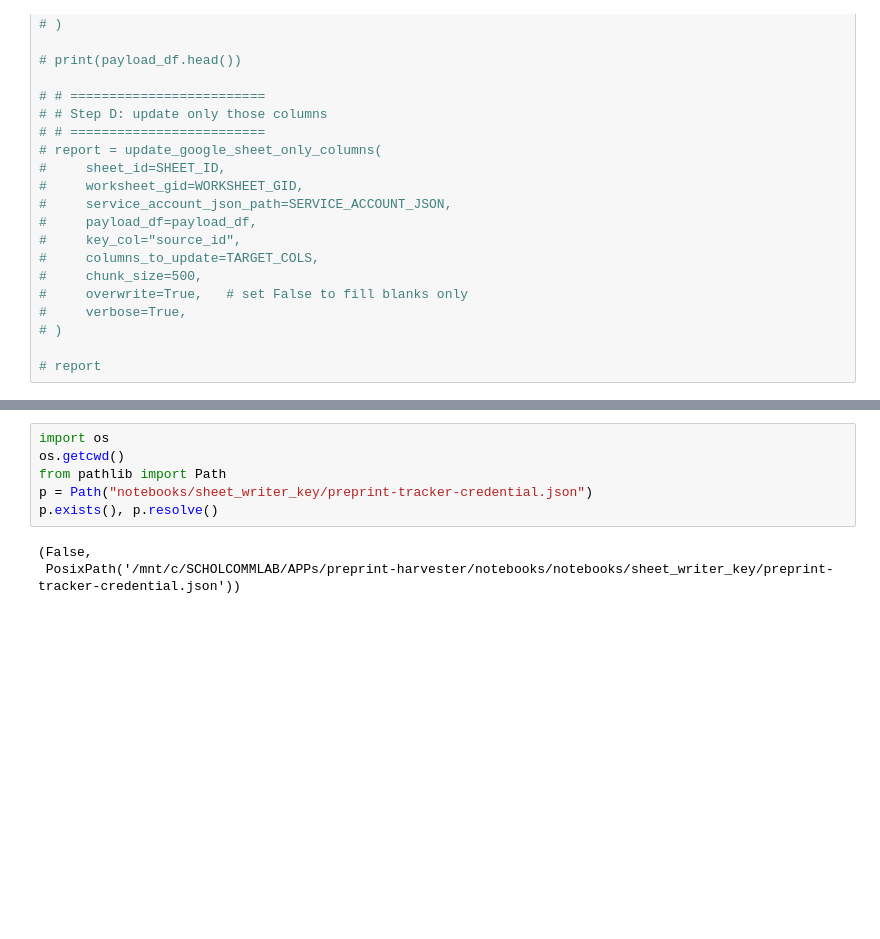
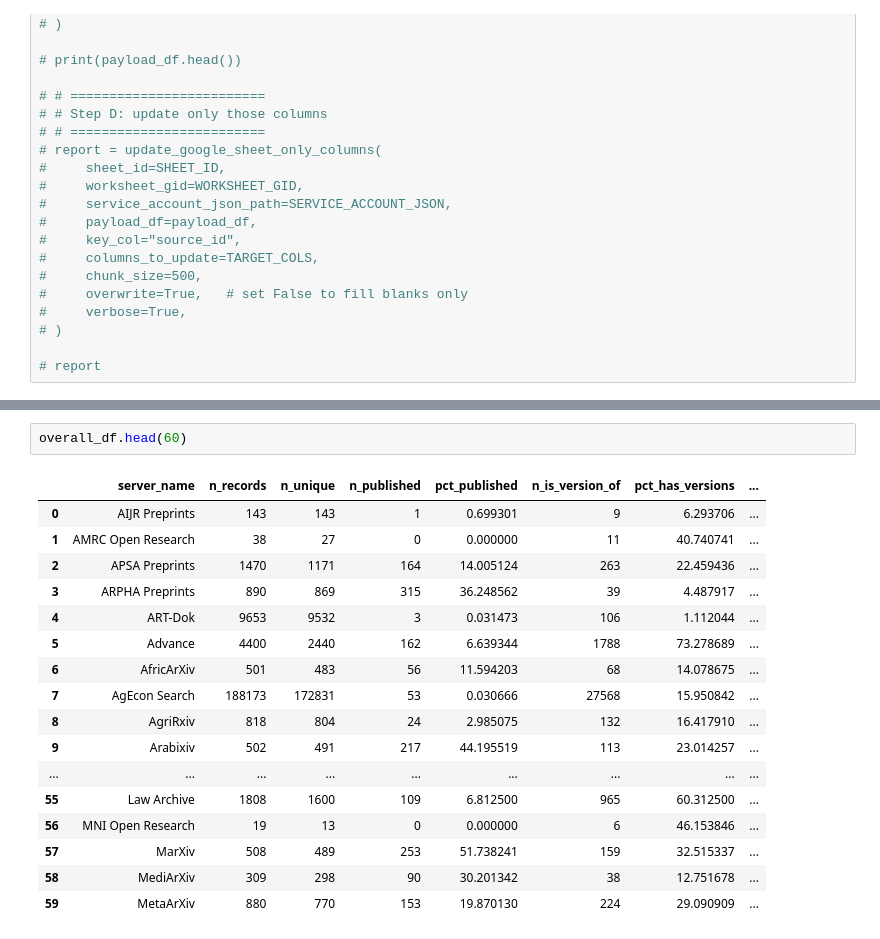
Before and after one commit to descartesmbogning/preprint-harvester, a Jupyter notebook: notebooks/5_update_google_sheet_only_columns.ipynb, the cells around one changed output, grey strips where cells are left out. Drawn from its saved outputs; the diff is of its cells as text; blank space fills up the shorter version.

```diff
--- a/notebooks/5_update_google_sheet_only_columns.ipynb
+++ b/notebooks/5_update_google_sheet_only_columns.ipynb
@@ -818,12 +824,23 @@ payload_df
 | 750 |  | 2025/12/31 |  |  |  | ... |
 751 rows × 37 columns
 # %%
-import os
-os.getcwd()
-from pathlib import Path
-p = Path("notebooks/sheet_writer_key/preprint-tracker-credential.json")
-p.exists(), p.resolve()
+overall_df.head(60)
 # %% [output]
-(False,
- PosixPath('/mnt/c/SCHOLCOMMLAB/APPs/preprint-harvester/notebooks/notebooks/sheet_writer_key/preprint-tracker-credential.json'))
+|  | server_name | n_records | n_unique | n_published | pct_published | n_is_version_of | pct_has_versions | ... |
+| 0 | AIJR Preprints | 143 | 143 | 1 | 0.699301 | 9 | 6.293706 | ... |
+| 1 | AMRC Open Research | 38 | 27 | 0 | 0.000000 | 11 | 40.740741 | ... |
+| 2 | APSA Preprints | 1470 | 1171 | 164 | 14.005124 | 263 | 22.459436 | ... |
+| 3 | ARPHA Preprints | 890 | 869 | 315 | 36.248562 | 39 | 4.487917 | ... |
+| 4 | ART-Dok | 9653 | 9532 | 3 | 0.031473 | 106 | 1.112044 | ... |
+| 5 | Advance | 4400 | 2440 | 162 | 6.639344 | 1788 | 73.278689 | ... |
+| 6 | AfricArXiv | 501 | 483 | 56 | 11.594203 | 68 | 14.078675 | ... |
+| 7 | AgEcon Search | 188173 | 172831 | 53 | 0.030666 | 27568 | 15.950842 | ... |
+| 8 | AgriRxiv | 818 | 804 | 24 | 2.985075 | 132 | 16.417910 | ... |
+| 9 | Arabixiv | 502 | 491 | 217 | 44.195519 | 113 | 23.014257 | ... |
+| ... | ... | ... | ... | ... | ... | ... | ... | ... |
+| 55 | Law Archive | 1808 | 1600 | 109 | 6.812500 | 965 | 60.312500 | ... |
+| 56 | MNI Open Research | 19 | 13 | 0 | 0.000000 | 6 | 46.153846 | ... |
+| 57 | MarXiv | 508 | 489 | 253 | 51.738241 | 159 | 32.515337 | ... |
+| 58 | MediArXiv | 309 | 298 | 90 | 30.201342 | 38 | 12.751678 | ... |
+| 59 | MetaArXiv | 880 | 770 | 153 | 19.870130 | 224 | 29.090909 | ... |
 # %%
```
Also changed, not shown: parts of 11 cells of this notebook, 36 other files.
